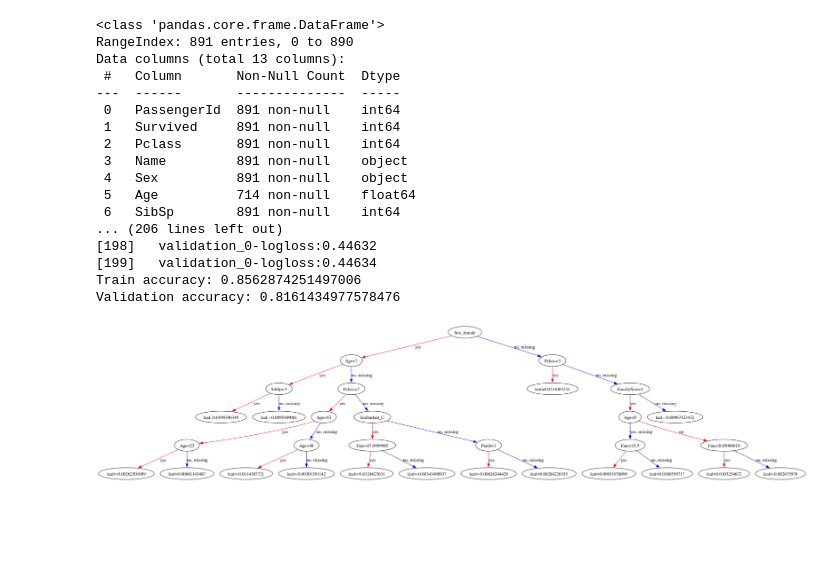
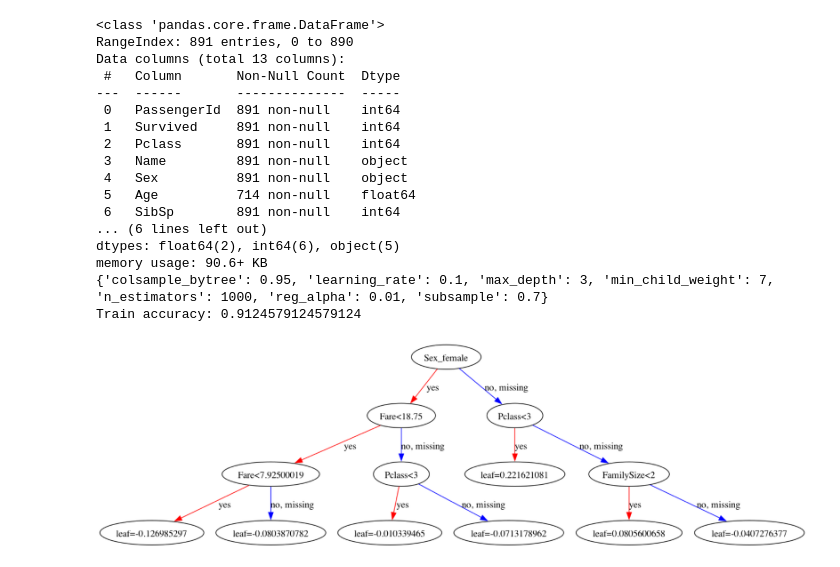
Before and after one commit to bsgreenb/kaggle, a Jupyter notebook: titanic/titanic.ipynb, the cells around one changed output. Saved outputs shown, nothing was run; the diff lists cells and outputs as text; code cells hidden in the pictures; blank space fills up the shorter version.

Commit message:
340min grid search complete

```diff
--- a/titanic/titanic.ipynb
+++ b/titanic/titanic.ipynb
@@ -4,7 +4,7 @@ import xgboost as xgb
 from xgboost import plot_tree
 from sklearn.metrics import accuracy_score
 from matplotlib.pylab import rcParams
-from sklearn.model_selection import RandomizedSearchCV, train_test_split
+from sklearn.model_selection import GridSearchCV, train_test_split
 from sklearn.base import BaseEstimator, TransformerMixin
 from sklearn.impute import SimpleImputer
 
@@ -31,43 +31,60 @@ X_test = test_data[features]
 X_train = pd.get_dummies(X_train)
 X_test = pd.get_dummies(X_test)
 
-X_train, X_valid, y_train, y_valid = train_test_split(X_train, y_train, stratify=y_train, random_state=1)
+# X_train, X_valid, y_train, y_valid = train_test_split(X_train, y_train, stratify=y_train, random_state=1)
 
-model = xgb.XGBClassifier(early_stopping_rounds=5, max_depth=4, learning_rate=.01, n_estimators=1000)
+model = xgb.XGBClassifier(random_state=1)
 
-best_model = model.fit(X_train, y_train, eval_set=[(X_valid, y_valid)])
+hyperparameter_grid = {
+    'max_depth': [3,6,],
+    'learning_rate': [.001, .01, .05, .1],
+    'n_estimators': [50, 100, 500,1000],
+    'subsample': [.3, 0.7, 1],
+    'min_child_weight': range(1,13,2),
+    'colsample_bytree': [i/100.0 for i in range (60, 100, 5)],
+    'reg_alpha': [0, 0.005, 0.01, 0.05, .1],
+}
+
+clf = GridSearchCV(model, hyperparameter_grid)
+clf.fit(X_train, y_train)
+print(clf.best_params_)
+best_model = clf.best_estimator_
+
+# best_model = model.fit(X_train, y_train, eval_set=[(X_valid, y_valid)])
 
 y_train_pred = best_model.predict(X_train)
+
+
 
 train_accuracy = accuracy_score(y_train, y_train_pred)
 print("Train accuracy: " + str(train_accuracy))
 
-y_valid_pred = best_model.predict(X_valid)
-valid_accuracy = accuracy_score(y_valid, y_valid_pred)
-print("Validation accuracy: " + str(valid_accuracy))
+# y_valid_pred = best_model.predict(X_valid)
+# valid_accuracy = accuracy_score(y_valid, y_valid_pred)
+# print("Validation accuracy: " + str(valid_accuracy))
 
 rcParams['figure.figsize'] = 80,50
 plot_tree(best_model, fontsize=12)
 
 predictions = best_model.predict(X_test)
 output = pd.DataFrame({'PassengerId': test_data.PassengerId, 'Survived': predictions})
 output.to_csv('submission.csv', index=False)
 # %% [output]
 <class 'pandas.core.frame.DataFrame'>
 RangeIndex: 891 entries, 0 to 890
 Data columns (total 13 columns):
  #   Column       Non-Null Count  Dtype
 ---  ------       --------------  -----
  0   PassengerId  891 non-null    int64
  1   Survived     891 non-null    int64
  2   Pclass       891 non-null    int64
  3   Name         891 non-null    object
  4   Sex          891 non-null    object
  5   Age          714 non-null    float64
  6   SibSp        891 non-null    int64
-... (206 lines left out)
-[198]   validation_0-logloss:0.44632
-[199]   validation_0-logloss:0.44634
-Train accuracy: 0.8562874251497006
-Validation accuracy: 0.8161434977578476
+... (6 lines left out)
+dtypes: float64(2), int64(6), object(5)
+memory usage: 90.6+ KB
+{'colsample_bytree': 0.95, 'learning_rate': 0.1, 'max_depth': 3, 'min_child_weight': 7, 'n_estimators': 1000, 'reg_alpha': 0.01, 'subsample': 0.7}
+Train accuracy: 0.9124579124579124
-[figure, old version]
+[figure, new version]
```
Also changed, not shown: 1 other file.
